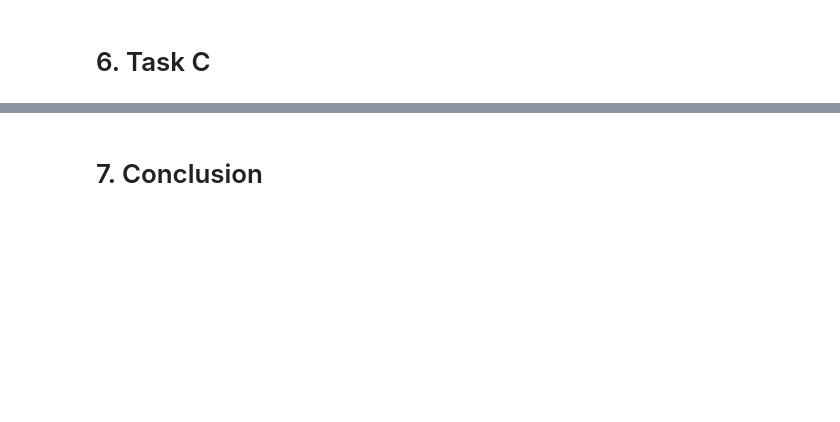
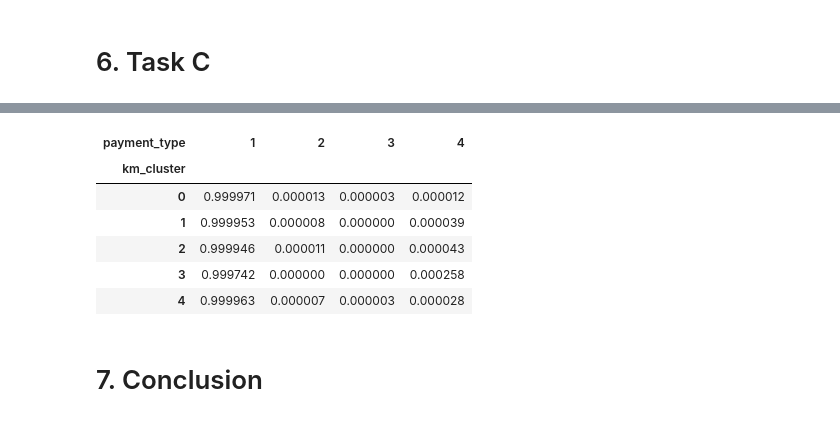
Before and after one commit to aprilgozib/machine_learning, a Jupyter notebook: notebooks/clustering_taxi.ipynb, the cells around one changed output, grey strips where cells are left out. Cells and saved outputs as stored; diff of their text form; code cells hidden in the pictures; blank space fills up the shorter version.

```diff
--- a/notebooks/clustering_taxi.ipynb
+++ b/notebooks/clustering_taxi.ipynb
@@ -438,2 +458,12 @@ Useful as comparison point for Task C (clustering vs supervised)
+# %%
+pd.crosstab(df['km_cluster'], df['payment_type'], normalize='index')
+# %% [output]
+| payment_type | 1 | 2 | 3 | 4 |
+| km_cluster |  |  |  |  |
+| 0 | 0.999971 | 0.000013 | 0.000003 | 0.000012 |
+| 1 | 0.999953 | 0.000008 | 0.000000 | 0.000039 |
+| 2 | 0.999946 | 0.000011 | 0.000000 | 0.000043 |
+| 3 | 0.999742 | 0.000000 | 0.000000 | 0.000258 |
+| 4 | 0.999963 | 0.000007 | 0.000003 | 0.000028 |
 # %% [markdown]
 # 7. Conclusion
```
Also changed, not shown: parts of 4 cells of this notebook.
